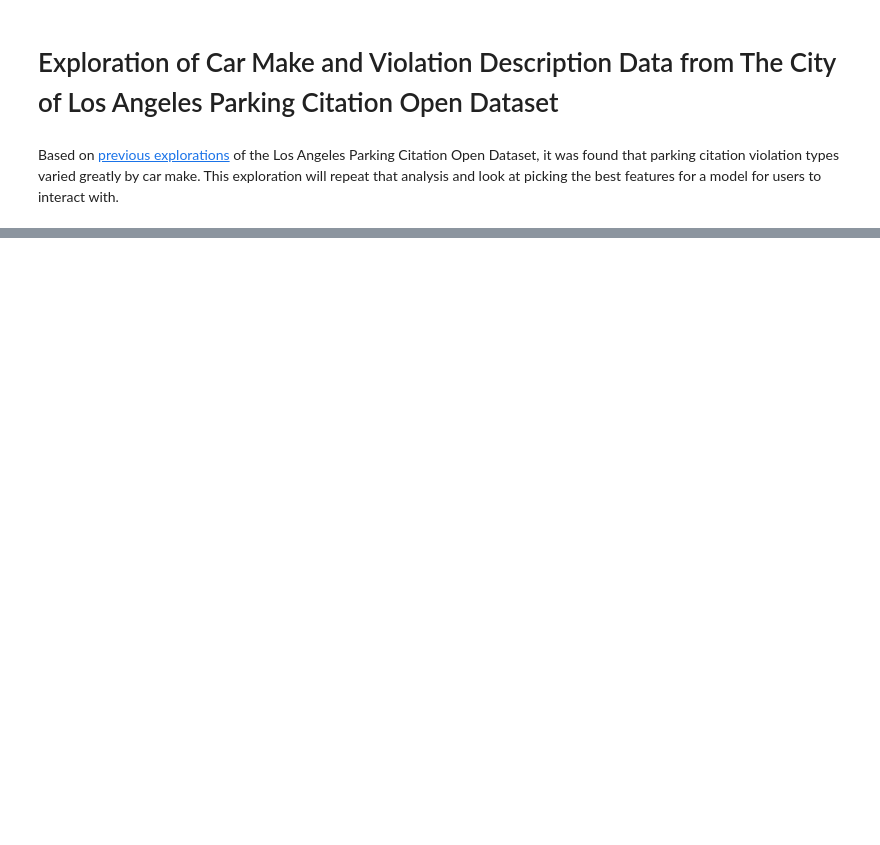
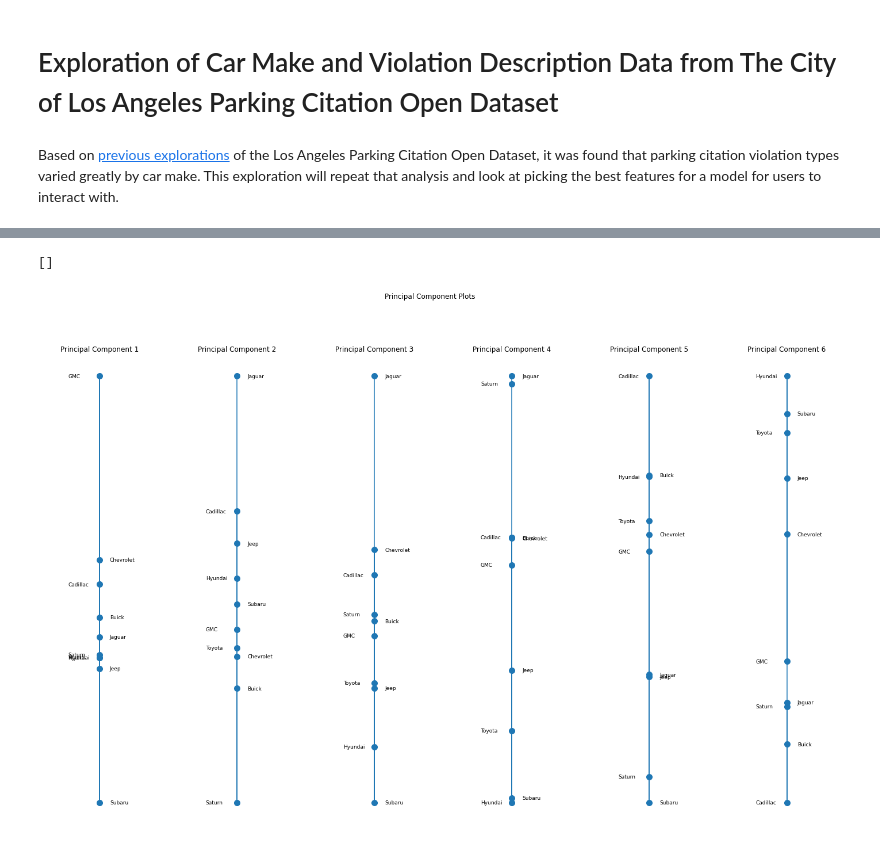
Before and after one commit to gregpawin/lucky-parking, a Jupyter notebook: notebooks/exploratory/1-gp-explore_car_make.ipynb, the cells around one changed output, grey strips where cells are left out. Drawn from its saved outputs; the diff is of its cells as text; code cells hidden in the pictures; blank space fills up the shorter version.

```diff
--- a/notebooks/exploratory/1-gp-explore_car_make.ipynb
+++ b/notebooks/exploratory/1-gp-explore_car_make.ipynb
@@ -68,3 +41 @@ violations = df.violation_description.value_counts()[:15].index
-# %%
-df['violation_description'] = df.violation_description.replace(dict.fromkeys(other_vio_desc, 'OTHER'))
 # %%
@@ -88,0 +58,6 @@ principalDf = pd.DataFrame(data = principalComponents
+# %%
+# Find principal component of violation ratio data using one component
+pca = PCA(n_components=6)
+make_pca = pd.DataFrame(data = pca.fit_transform(make_ratio)
+             , columns = [f'Principal_Component_{n + 1}' for n in range(6)], index = make_ratio.index)
+make_pca.head()
@@ -88,0 +71,21 @@ principalDf = pd.DataFrame(data = principalComponents
+# %%
+fig, axes = plt.subplots(1, 6, figsize=(25,15))
+fig.suptitle('Principal Component Plots')
+
+for ind, ax in enumerate(axes):
+    subset = make_pca.iloc[::4, ind]
+    # Add line return to Mercedes Benz
+    subset.rename(index={'Mercedes Benz': 'Mercedes\nBenz'}, inplace=True)
+    ax.plot(np.zeros(len(subset)), subset, marker='.', markersize=20)
+    ax.axis('off')
+    ax.set_title(f'Principal Component {ind+1}')
+    for i, txt in enumerate(subset.index):
+        if i%2 == 0:
+            ax.annotate(txt, (-0.03, subset.iloc[i]), fontsize=9, va='center')
+        else:
+            ax.annotate(txt, (0.01, subset.iloc[i]), fontsize=9, va='center')
+
+plt.plot()
+# %% [output]
+[]
+[figure, added]
```
Also changed, not shown: parts of 23 cells of this notebook, 2 other files.
